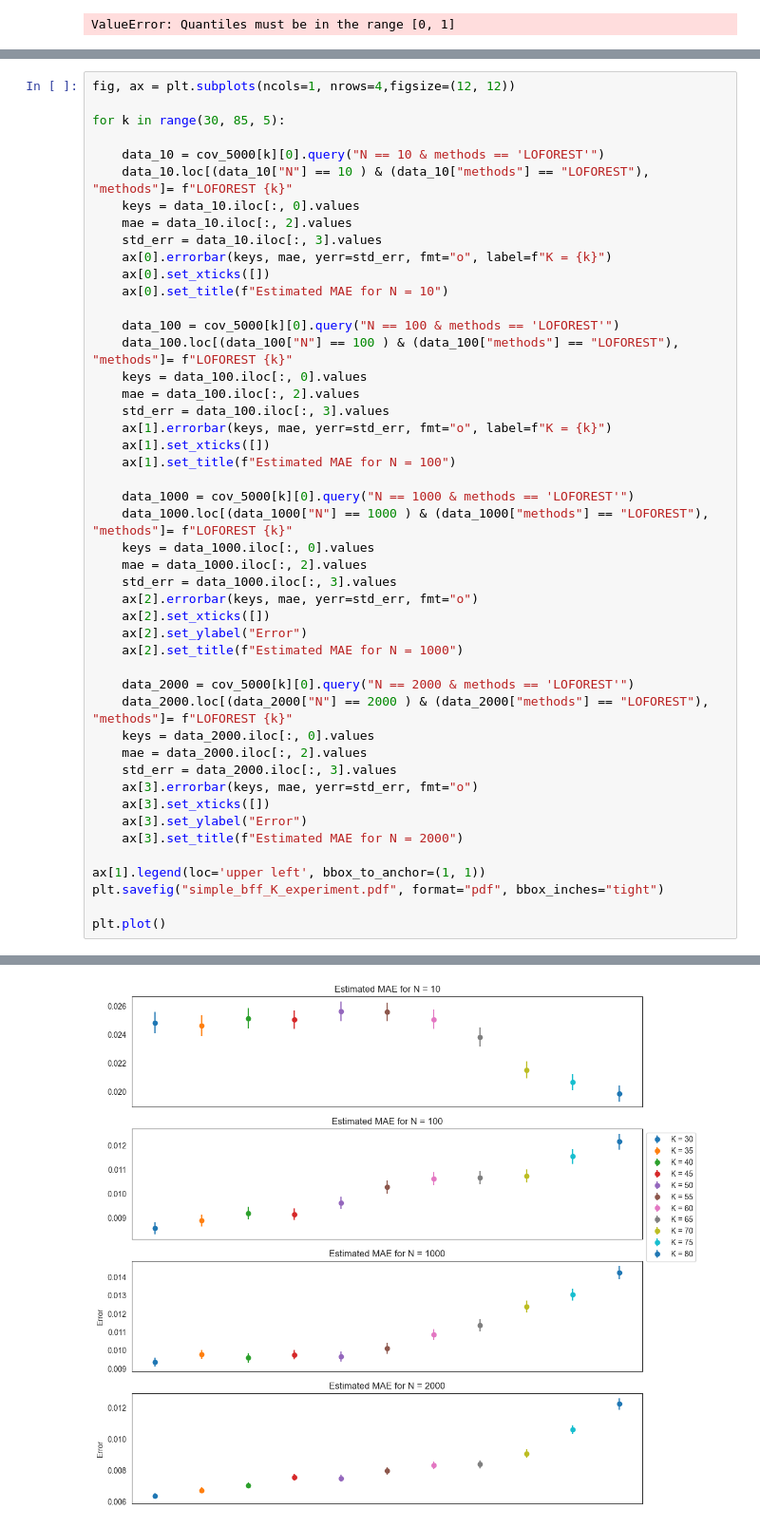
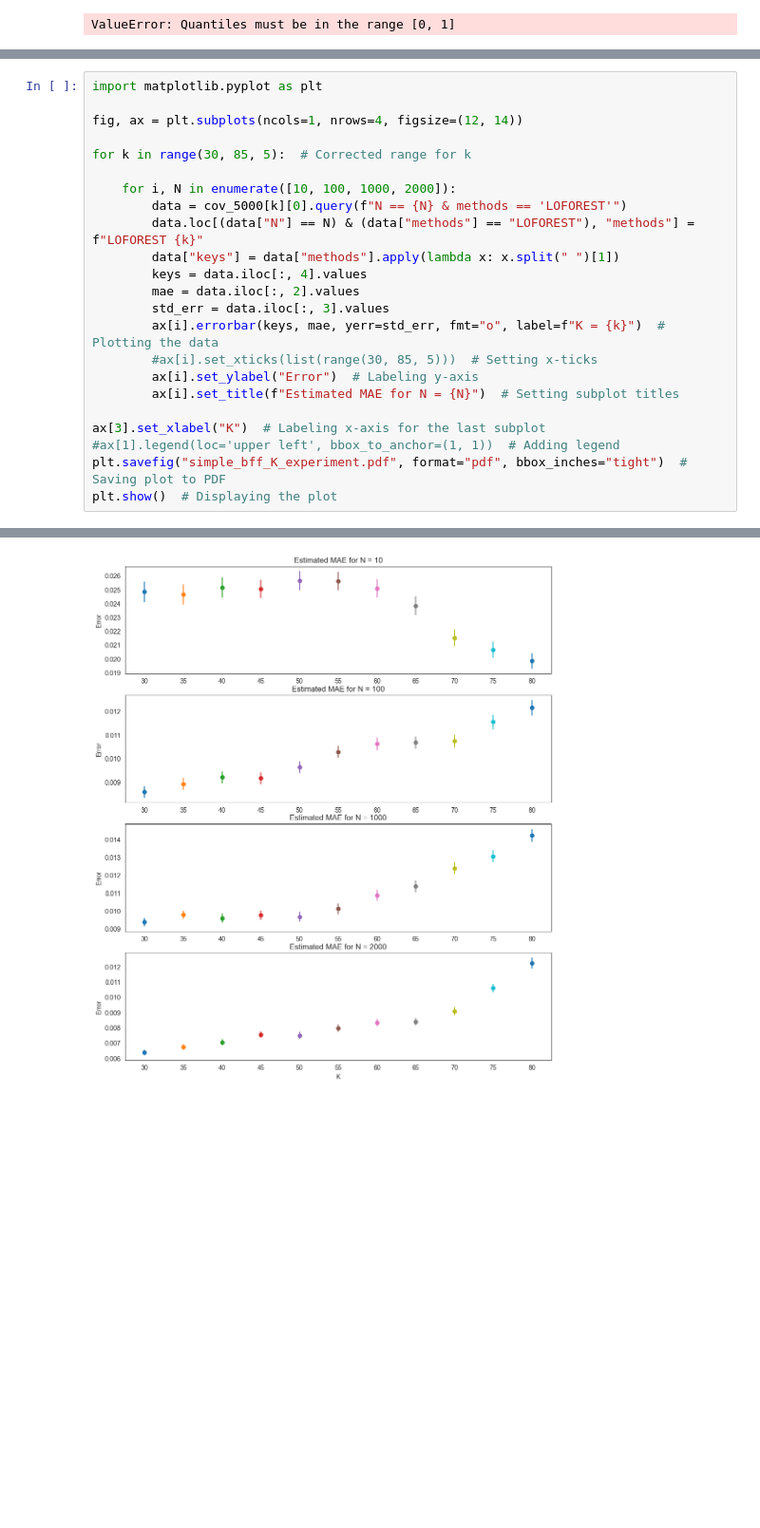
Before and after one commit to Monoxido45/CSI, a Jupyter notebook: experiments/simple_bff.ipynb, the cells around one changed output, grey strips where cells are left out. Shown at 95% size. Cells and saved outputs as stored; diff of their text form; blank space fills up the shorter version.

Commit message:
update experiment plots

```diff
--- a/experiments/simple_bff.ipynb
+++ b/experiments/simple_bff.ipynb
@@ -578,48 +582,24 @@ ValueError: Quantiles must be in the range [0, 1]
 # %%
-fig, ax = plt.subplots(ncols=1, nrows=4,figsize=(12, 12))
+import matplotlib.pyplot as plt
 
-for k in range(30, 85, 5):
+fig, ax = plt.subplots(ncols=1, nrows=4, figsize=(12, 14))
 
-    data_10 = cov_5000[k][0].query("N == 10 & methods == 'LOFOREST'")
-    data_10.loc[(data_10["N"] == 10 ) & (data_10["methods"] == "LOFOREST"), "methods"]= f"LOFOREST {k}"
-    keys = data_10.iloc[:, 0].values
-    mae = data_10.iloc[:, 2].values
-    std_err = data_10.iloc[:, 3].values
-    ax[0].errorbar(keys, mae, yerr=std_err, fmt="o", label=f"K = {k}")
-    ax[0].set_xticks([])
-    ax[0].set_title(f"Estimated MAE for N = 10")
+for k in range(30, 85, 5):  # Corrected range for k
 
-    data_100 = cov_5000[k][0].query("N == 100 & methods == 'LOFOREST'")
-    data_100.loc[(data_100["N"] == 100 ) & (data_100["methods"] == "LOFOREST"), "methods"]= f"LOFOREST {k}"
-    keys = data_100.iloc[:, 0].values
-    mae = data_100.iloc[:, 2].values
-    std_err = data_100.iloc[:, 3].values
-    ax[1].errorbar(keys, mae, yerr=std_err, fmt="o", label=f"K = {k}")
-    ax[1].set_xticks([])
-    ax[1].set_title(f"Estimated MAE for N = 100")
+    for i, N in enumerate([10, 100, 1000, 2000]):
+        data = cov_5000[k][0].query(f"N == {N} & methods == 'LOFOREST'")
+        data.loc[(data["N"] == N) & (data["methods"] == "LOFOREST"), "methods"] = f"LOFOREST {k}"
+        data["keys"] = data["methods"].apply(lambda x: x.split(" ")[1])
+        keys = data.iloc[:, 4].values
+        mae = data.iloc[:, 2].values
+        std_err = data.iloc[:, 3].values
+        ax[i].errorbar(keys, mae, yerr=std_err, fmt="o", label=f"K = {k}")  # Plotting the data
+        #ax[i].set_xticks(list(range(30, 85, 5)))  # Setting x-ticks
+        ax[i].set_ylabel("Error")  # Labeling y-axis
+        ax[i].set_title(f"Estimated MAE for N = {N}")  # Setting subplot titles
 
-    data_1000 = cov_5000[k][0].query("N == 1000 & methods == 'LOFOREST'")
-    data_1000.loc[(data_1000["N"] == 1000 ) & (data_1000["methods"] == "LOFOREST"), "methods"]= f"LOFOREST {k}"
-    keys = data_1000.iloc[:, 0].values
-    mae = data_1000.iloc[:, 2].values
-    std_err = data_1000.iloc[:, 3].values
-    ax[2].errorbar(keys, mae, yerr=std_err, fmt="o")
-    ax[2].set_xticks([])
-    ax[2].set_ylabel("Error")
-    ax[2].set_title(f"Estimated MAE for N = 1000")
-
-    data_2000 = cov_5000[k][0].query("N == 2000 & methods == 'LOFOREST'")
-    data_2000.loc[(data_2000["N"] == 2000 ) & (data_2000["methods"] == "LOFOREST"), "methods"]= f"LOFOREST {k}"
-    keys = data_2000.iloc[:, 0].values
-    mae = data_2000.iloc[:, 2].values
-    std_err = data_2000.iloc[:, 3].values
-    ax[3].errorbar(keys, mae, yerr=std_err, fmt="o")
-    ax[3].set_xticks([])
-    ax[3].set_ylabel("Error")
-    ax[3].set_title(f"Estimated MAE for N = 2000")
-
-ax[1].legend(loc='upper left', bbox_to_anchor=(1, 1))
-plt.savefig("simple_bff_K_experiment.pdf", format="pdf", bbox_inches="tight")
-
-plt.plot()
+ax[3].set_xlabel("K")  # Labeling x-axis for the last subplot
+#ax[1].legend(loc='upper left', bbox_to_anchor=(1, 1))  # Adding legend
+plt.savefig("simple_bff_K_experiment.pdf", format="pdf", bbox_inches="tight")  # Saving plot to PDF
+plt.show()  # Displaying the plot
 # %% [output]
@@ -627 +623 @@ plt.plot()
-[figure, old version]
+[figure, new version]
```
Also changed, not shown: parts of 2 cells of this notebook, 3 other files.
